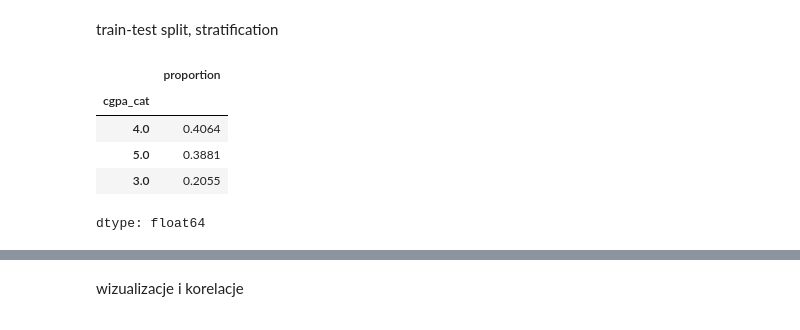
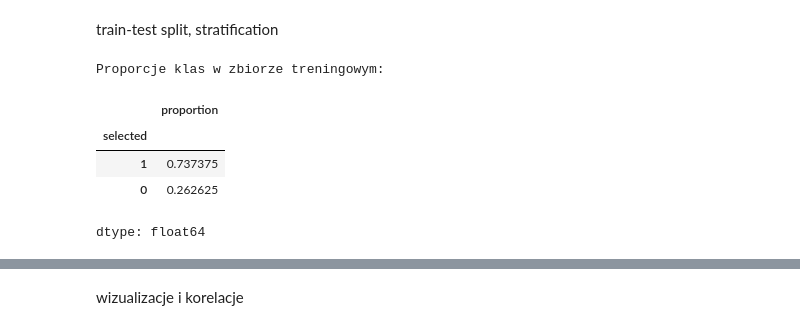
Before and after one commit to oczyz-uksw/Projekt-programowanie2, a Jupyter notebook: projektprogramowanie_danestazystow.ipynb, the cells around one changed output, grey strips where cells are left out. Cells and saved outputs as stored; diff of their text form; code cells hidden in the pictures.

```diff
--- a/projektprogramowanie_danestazystow.ipynb
+++ b/projektprogramowanie_danestazystow.ipynb
@@ -90,9 +81,0 @@ for train_index, test_index in split.split(internship, internship["cgpa_cat"]):
-# %%
-internship["cgpa_cat"].value_counts(normalize=True) #/ len(internship)
-# %% [output]
-|  | proportion |
-| cgpa_cat |  |
-| 4.0 | 0.4064 |
-| 5.0 | 0.3881 |
-| 3.0 | 0.2055 |
-dtype: float64
@@ -101,0 +92,10 @@ for	set	in	(strat_train_set,	strat_test_set):
+# %%
+print("Proporcje klas w zbiorze treningowym:")
+y_train.value_counts(normalize=True)
+# %% [output]
+Proporcje klas w zbiorze treningowym:
+|  | proportion |
+| selected |  |
+| 1 | 0.737375 |
+| 0 | 0.262625 |
+dtype: float64
```
Also changed, not shown: parts of 20 cells of this notebook.
